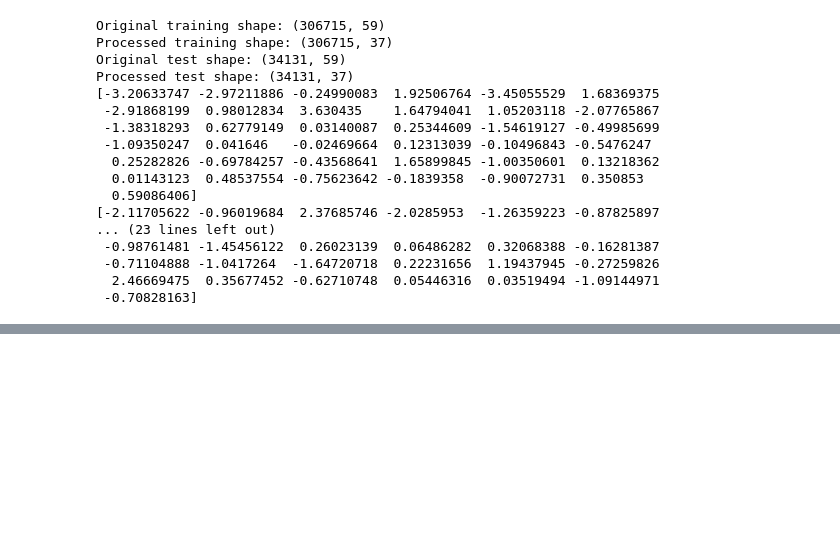
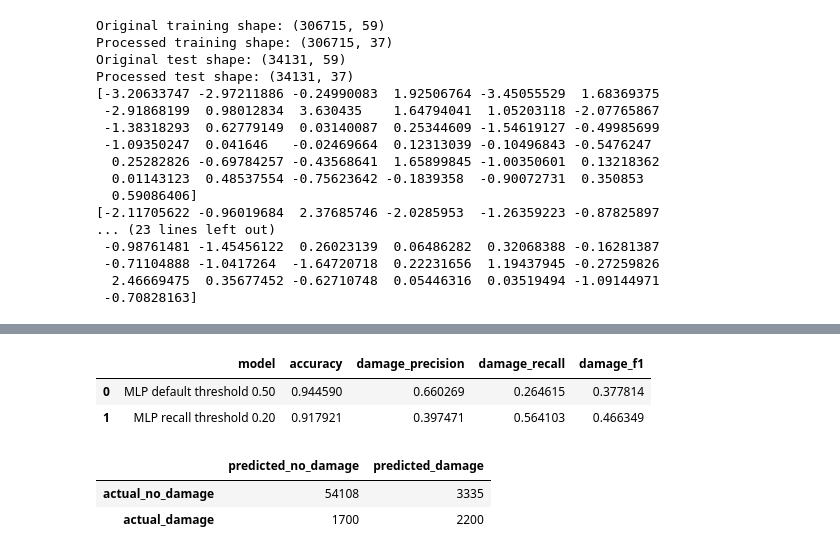
Before and after one commit to tarap123/4-nearest-neighbors, a Jupyter notebook: 4_nearest_neighbors.ipynb, the cells around one changed output, grey strips where cells are left out. Saved outputs shown, nothing was run; the diff lists cells and outputs as text; code cells hidden in the pictures; blank space fills up the shorter version.

Commit message:
mlp model added

```diff
--- a/4_nearest_neighbors.ipynb
+++ b/4_nearest_neighbors.ipynb
@@ -527,0 +545,76 @@ Processed test shape: (34131, 37)
+# %%
+from sklearn.metrics import accuracy_score, classification_report, confusion_matrix, f1_score, precision_score, recall_score
+from sklearn.model_selection import train_test_split
+
+def evaluate_predictions(model_name, y_true, y_pred):
+    return {
+        "model": model_name,
+        "accuracy": accuracy_score(y_true, y_pred),
+        "damage_precision": precision_score(y_true, y_pred, pos_label=1, zero_division=0),
+        "damage_recall": recall_score(y_true, y_pred, pos_label=1, zero_division=0),
+        "damage_f1": f1_score(y_true, y_pred, pos_label=1, zero_division=0),
+    }
+# %%
+from sklearn.neural_network import MLPClassifier
+from sklearn.pipeline import Pipeline
+from sklearn.preprocessing import StandardScaler
+
+X_train_encoded = X_encoded.loc[train_idx]
+X_valid_encoded = X_encoded.loc[valid_idx]
+
+mlp_pipeline = Pipeline(
+    steps=[
+        ("scaler", StandardScaler(with_mean=False)),
+        (
+            "mlp",
+            MLPClassifier(
+                hidden_layer_sizes=(64, 32),
+                activation="relu",
+                solver="adam",
+                alpha=0.001,
+                batch_size=1024,
+                learning_rate_init=0.001,
+                max_iter=75,
+                early_stopping=True,
+                validation_fraction=0.10,
+                n_iter_no_change=5,
+                random_state=42,
+                verbose=False,
+            ),
+        ),
+    ]
+)
+
+mlp_pipeline.fit(X_train_encoded, y_train)
+
+mlp_default_predictions = mlp_pipeline.predict(X_valid_encoded)
+mlp_damage_probabilities = mlp_pipeline.predict_proba(X_valid_encoded)[:, 1]
+mlp_recall_threshold = 0.20
+mlp_recall_predictions = (mlp_damage_probabilities >= mlp_recall_threshold).astype(int)
+
+mlp_metrics = pd.DataFrame(
+    [
+        evaluate_predictions("MLP default threshold 0.50", y_valid, mlp_default_predictions),
+        evaluate_predictions(f"MLP recall threshold {mlp_recall_threshold:.2f}", y_valid, mlp_recall_predictions),
+    ]
+)
+
+mlp_confusion_matrix = pd.DataFrame(
+    confusion_matrix(y_valid, mlp_recall_predictions, labels=[0, 1]),
+    index=["actual_no_damage", "actual_damage"],
+    columns=["predicted_no_damage", "predicted_damage"],
+)
+
+display(mlp_metrics)
+display(mlp_confusion_matrix)
+print("MLP classification report at threshold 0.50:")
+print(classification_report(y_valid, mlp_default_predictions, zero_division=0))
+print(f"MLP classification report at threshold {mlp_recall_threshold:.2f}:")
+print(classification_report(y_valid, mlp_recall_predictions, zero_division=0))
+# %% [output]
+|  | model | accuracy | damage_precision | damage_recall | damage_f1 |
+| 0 | MLP default threshold 0.50 | 0.944590 | 0.660269 | 0.264615 | 0.377814 |
+| 1 | MLP recall threshold 0.20 | 0.917921 | 0.397471 | 0.564103 | 0.466349 |
+|  | predicted_no_damage | predicted_damage |
+| actual_no_damage | 54108 | 3335 |
+| actual_damage | 1700 | 2200 |
```
Also changed, not shown: parts of 8 cells of this notebook, 1 other file.
